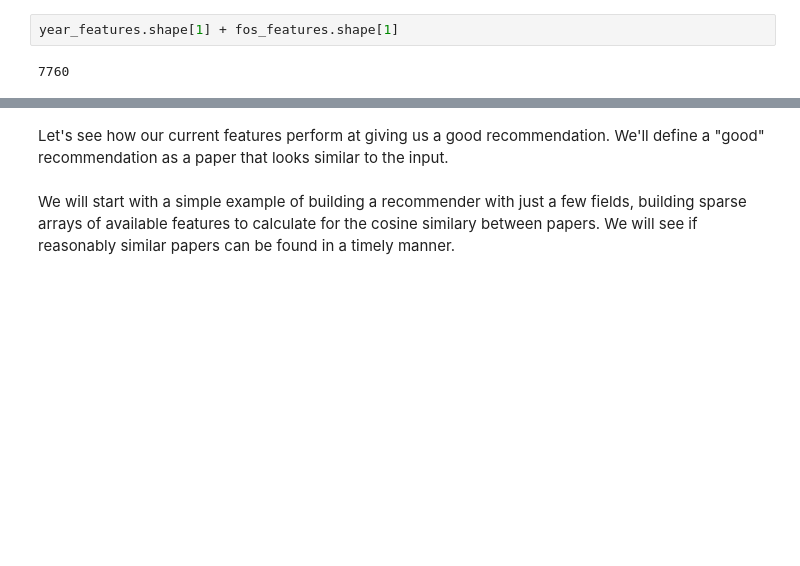
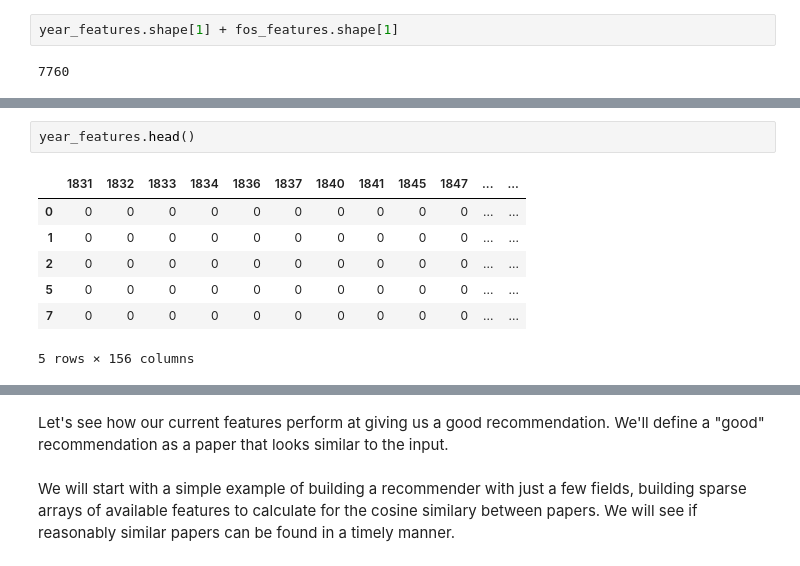
Before and after one commit to LearningChanging/feature-engineering-book, a Jupyter notebook: 9.2 第一关：数据导入、清理和特征解析.ipynb, the cells around one changed output, grey strips where cells are left out. Saved outputs shown, nothing was run; the diff lists cells and outputs as text; blank space fills up the shorter version.

```diff
--- a/9.2 第一关：数据导入、清理和特征解析.ipynb
+++ b/9.2 第一关：数据导入、清理和特征解析.ipynb
@@ -168,2 +184,12 @@ year_features.shape[1] + fos_features.shape[1]
+# %%
+year_features.head()
+# %% [output]
+|  | 1831 | 1832 | 1833 | 1834 | 1836 | 1837 | 1840 | 1841 | 1845 | 1847 | ... | ... |
+| 0 | 0 | 0 | 0 | 0 | 0 | 0 | 0 | 0 | 0 | 0 | ... | ... |
+| 1 | 0 | 0 | 0 | 0 | 0 | 0 | 0 | 0 | 0 | 0 | ... | ... |
+| 2 | 0 | 0 | 0 | 0 | 0 | 0 | 0 | 0 | 0 | 0 | ... | ... |
+| 5 | 0 | 0 | 0 | 0 | 0 | 0 | 0 | 0 | 0 | 0 | ... | ... |
+| 7 | 0 | 0 | 0 | 0 | 0 | 0 | 0 | 0 | 0 | 0 | ... | ... |
+5 rows × 156 columns
 # %%
 # now looking at 10399 x  7760 array for our feature space
```
Also changed, not shown: parts of 20 cells of this notebook.
